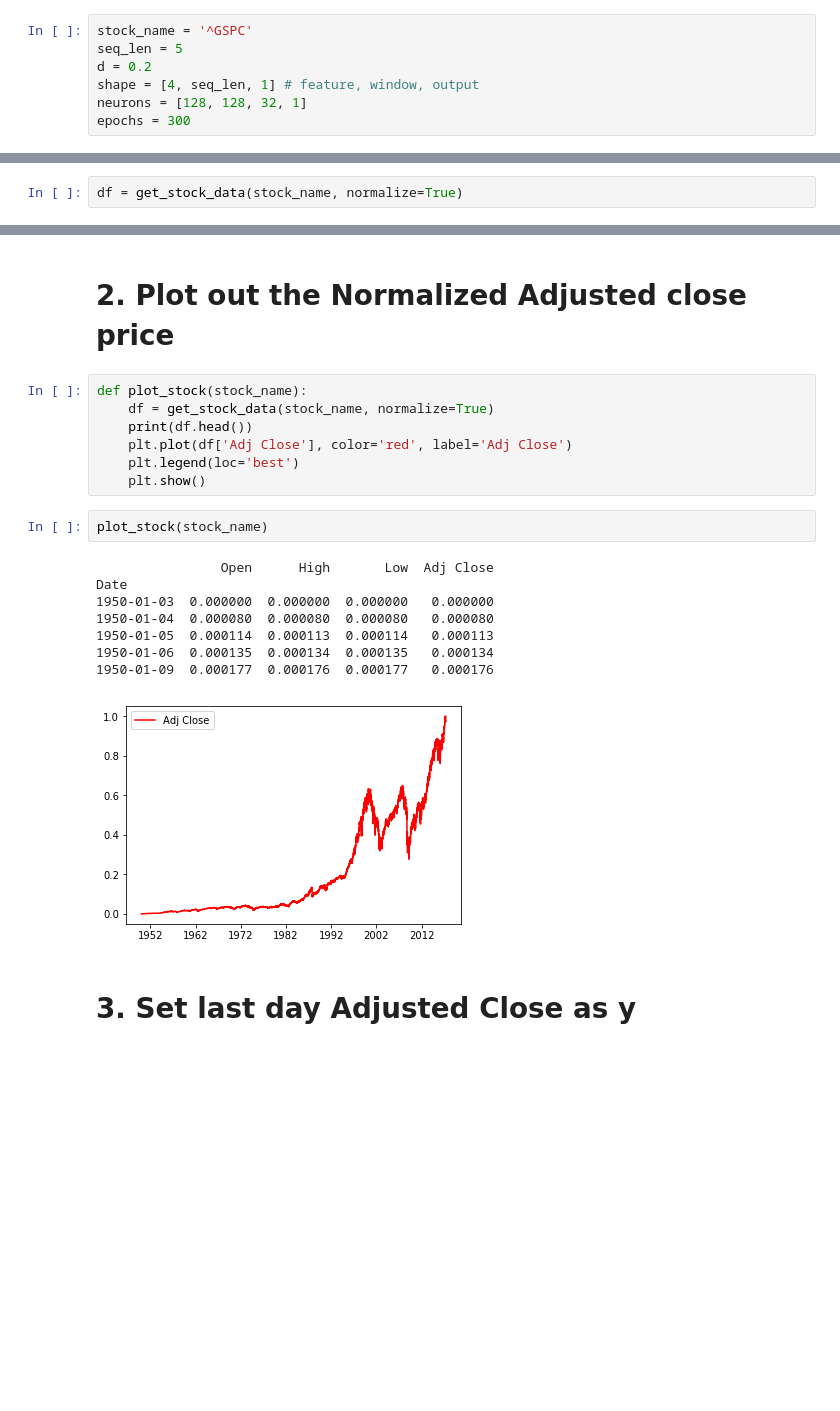
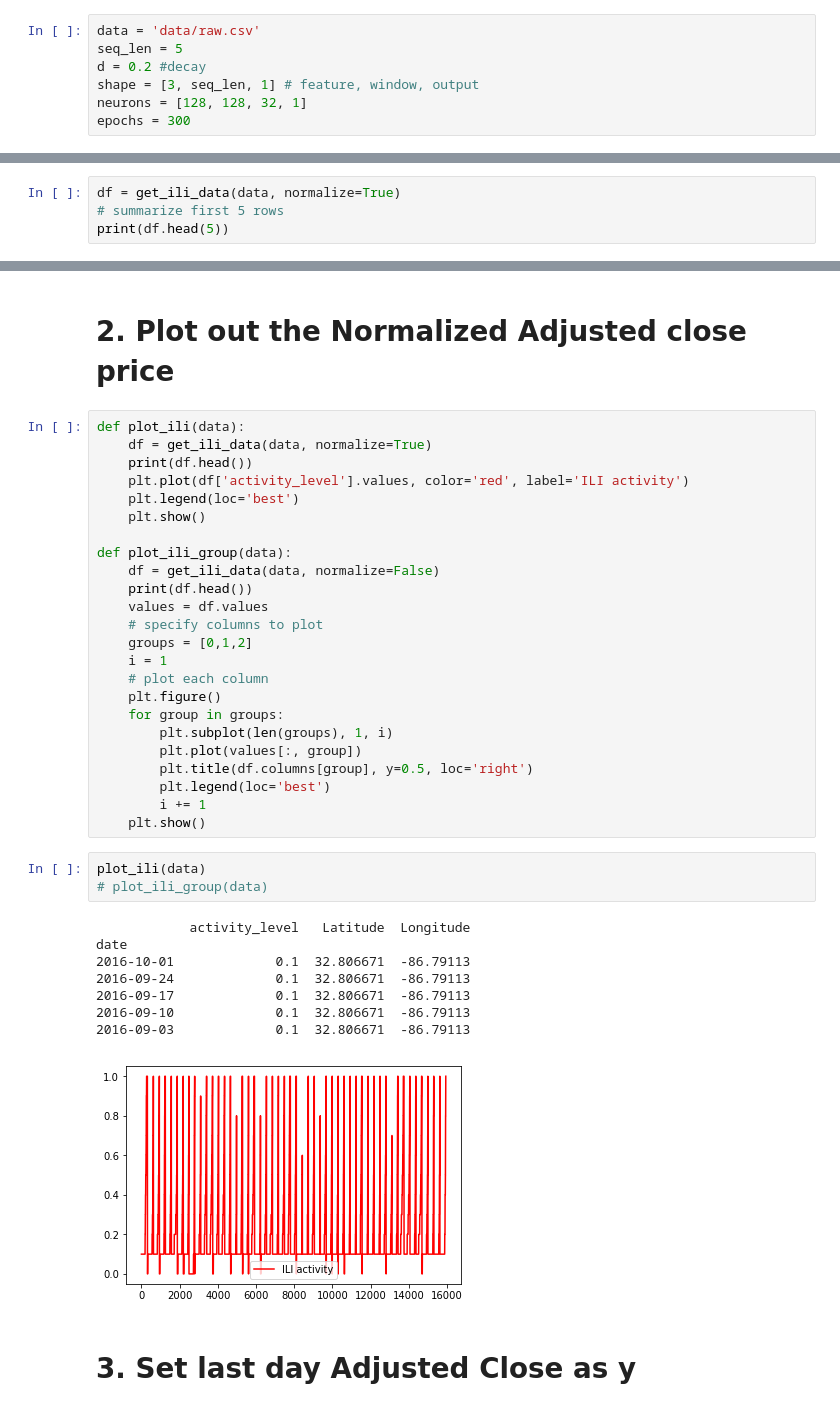
Before and after one commit to smrtnrd/Neural-Network-with-Financial-Time-Series-Data, a Jupyter notebook: LSTM_ILI_prediction.ipynb, the cells around one changed output, grey strips where cells are left out. Cells and saved outputs as stored; diff of their text form; blank space fills up the shorter version.

```diff
--- a/LSTM_ILI_prediction.ipynb
+++ b/LSTM_ILI_prediction.ipynb
@@ -24,10 +27,10 @@ import h5py
 # %% [markdown]
 # Input parameters
 # %%
-stock_name = '^GSPC'
+data = 'data/raw.csv'
 seq_len = 5
-d = 0.2
-shape = [4, seq_len, 1] # feature, window, output
+d = 0.2 #decay
+shape = [3, seq_len, 1] # feature, window, output
 neurons = [128, 128, 32, 1]
 epochs = 300
 # %% [markdown]
@@ -50,2 +38,0 @@ def get_stock_data(stock_name, normalize=True):
-# %%
-df = get_stock_data(stock_name, normalize=True)
@@ -51,0 +60,4 @@ df = get_stock_data(stock_name, normalize=True)
+# %%
+df = get_ili_data(data, normalize=True)
+# summarize first 5 rows
+print(df.head(5))
@@ -52,23 +72,41 @@ df = get_stock_data(stock_name, normalize=True)
 # %% [markdown]
 # 2. Plot out the Normalized Adjusted close price
-# %%
-def plot_stock(stock_name):
-    df = get_stock_data(stock_name, normalize=True)
-    print(df.head())
-    plt.plot(df['Adj Close'], color='red', label='Adj Close')
-    plt.legend(loc='best')
-    plt.show()
-# %%
-plot_stock(stock_name)
-# %% [output]
-                Open      High       Low  Adj Close
-Date
-1950-01-03  0.000000  0.000000  0.000000   0.000000
-1950-01-04  0.000080  0.000080  0.000080   0.000080
-1950-01-05  0.000114  0.000113  0.000114   0.000113
-1950-01-06  0.000135  0.000134  0.000135   0.000134
-1950-01-09  0.000177  0.000176  0.000177   0.000176
-[figure, removed]
+# %%
+def plot_ili(data):
+    df = get_ili_data(data, normalize=True)
+    print(df.head())
+    plt.plot(df['activity_level'].values, color='red', label='ILI activity')
+    plt.legend(loc='best')
+    plt.show()
+
+def plot_ili_group(data):
+    df = get_ili_data(data, normalize=False)
+    print(df.head())
+    values = df.values
+    # specify columns to plot
+    groups = [0,1,2]
+    i = 1
+    # plot each column
+    plt.figure()
+    for group in groups:
+        plt.subplot(len(groups), 1, i)
+        plt.plot(values[:, group])
+        plt.title(df.columns[group], y=0.5, loc='right')
+        plt.legend(loc='best')
+        i += 1
+    plt.show()
+# %%
+plot_ili(data)
+# plot_ili_group(data)
+# %% [output]
+            activity_level   Latitude  Longitude
+date
+2016-10-01             0.1  32.806671  -86.79113
+2016-09-24             0.1  32.806671  -86.79113
+2016-09-17             0.1  32.806671  -86.79113
+2016-09-10             0.1  32.806671  -86.79113
+2016-09-03             0.1  32.806671  -86.79113
+[figure, added]
 # %% [markdown]
 # 3. Set last day Adjusted Close as y
 # %%
```
Also changed, not shown: parts of 13 cells of this notebook, 2 other files.
